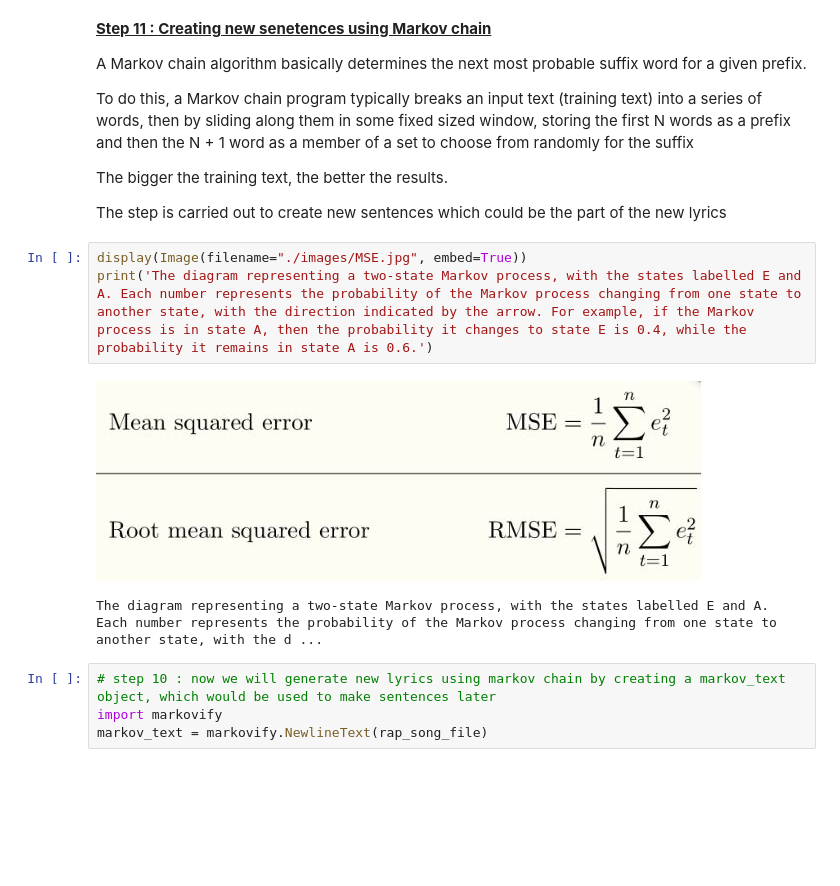
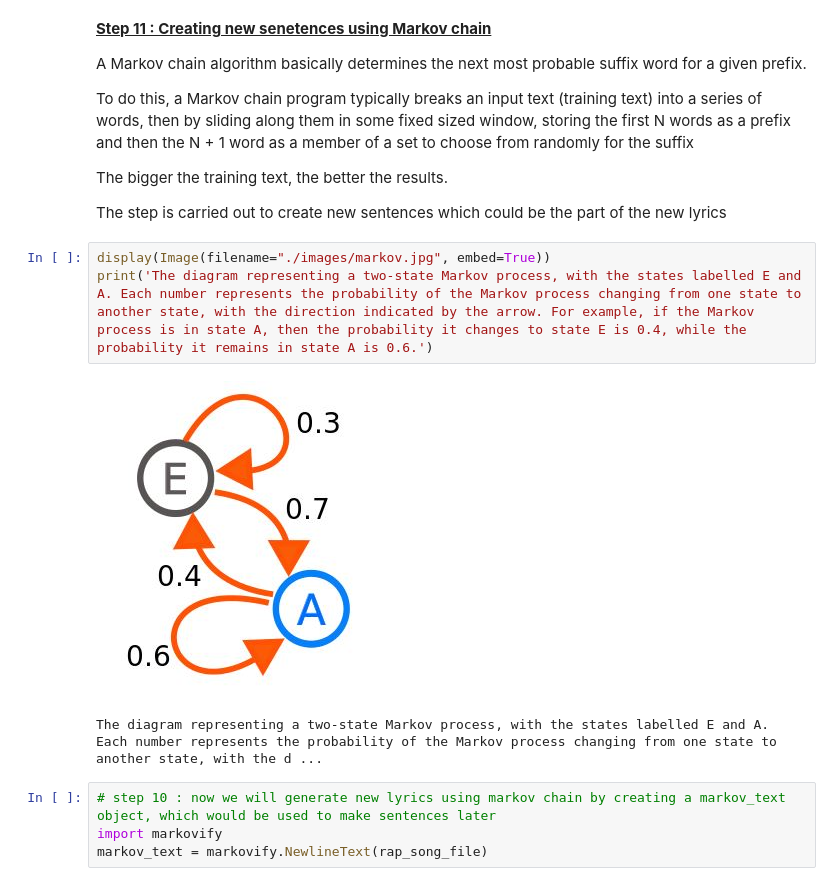
Before and after one commit to satwik2663/Deep-Learning-Rap-Lyrics-genrator, a Jupyter notebook: Code/code.ipynb, the cells around one changed output. Drawn from its saved outputs; the diff is of its cells as text; blank space fills up the shorter version.

```diff
--- a/Code/code.ipynb
+++ b/Code/code.ipynb
@@ -677,10 +675,10 @@ The bigger the training text, the better the results.
 
 The step is carried out to create new sentences which could be the part of the new lyrics
 # %%
-display(Image(filename="./images/MSE.jpg", embed=True))
+display(Image(filename="./images/markov.jpg", embed=True))
 print('The diagram representing a two-state Markov process, with the states labelled E and A. Each number represents the probability of the Markov process changing from one state to another state, with the direction indicated by the arrow. For example, if the Markov process is in state A, then the probability it changes to state E is 0.4, while the probability it remains in state A is 0.6.')
 # %% [output]
-[figure, old version]
+[figure, new version]
 The diagram representing a two-state Markov process, with the states labelled E and A. Each number represents the probability of the Markov process changing from one state to another state, with the d ...
 # %%
 # step 10 : now we will generate new lyrics using markov chain by creating a markov_text object, which would be used to make sentences later
```
Also changed, not shown: parts of 1 cell of this notebook.
